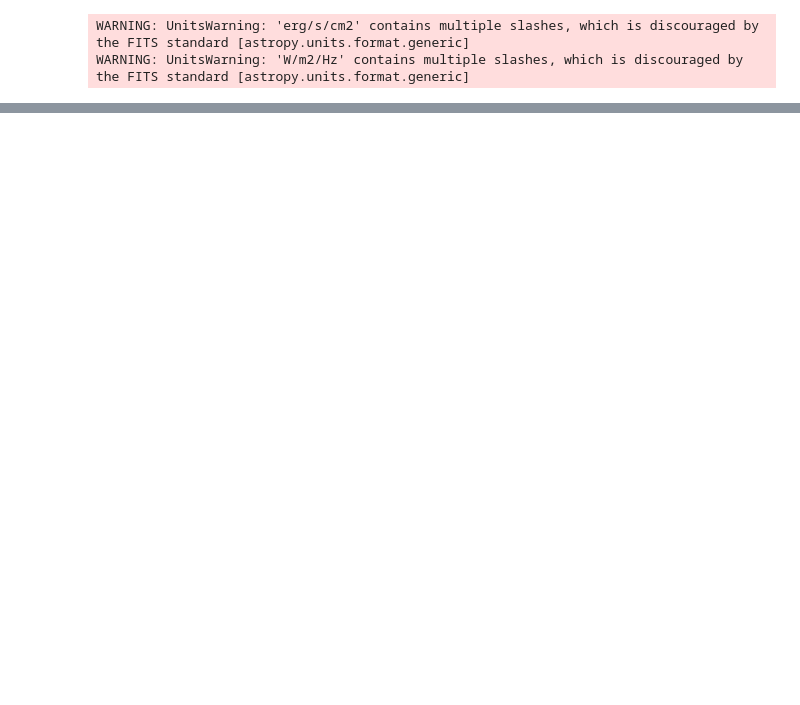
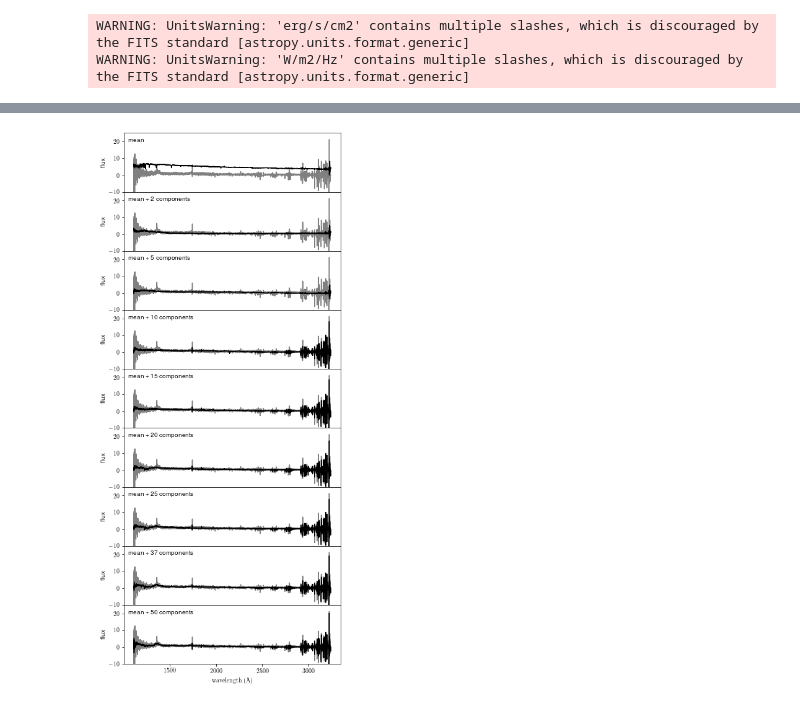
Before and after one commit to ChavezUriel/ProyectoPOOE, a Jupyter notebook: PCA.ipynb, the cells around one changed output, grey strips where cells are left out. Cells and saved outputs as stored; diff of their text form; code cells hidden in the pictures; blank space fills up the shorter version.

```diff
--- a/PCA.ipynb
+++ b/PCA.ipynb
@@ -82,8 +80,7 @@ def compute_PCA(spectra,n_components=5):
 
 
 # Plot the sequence of reconstructions
-def plotrecons(evecs,spec,spec_mean,wavelengths,evals):
-    evals_cs = evals.cumsum()
+def plotrecons(evecs,spec,spec_mean,wavelengths):
     coeff = np.dot(evecs, spec - spec_mean)
     n_components = len(evecs)
     iters = (np.array([0, 0.05, 0.1, 0.2, 0.3, 0.4, 0.5, 0.75, 1])*n_components).astype(int)
@@ -106,10 +103,8 @@ def plotrecons(evecs,spec,spec_mean,wavelengths,evals):
             text = "mean"
         elif n == 1:
             text = "mean + 1 component\n"
-            text += r"$(\sigma^2_{tot} = %.3f)$" % evals_cs[n - 1]
         else:
             text = "mean + %i components\n" % n
-            text += r"$(\sigma^2_{tot} = %.2f)$" % evals_cs[n - 1]
 
         ax.text(0.02, 0.93, text, ha='left', va='top', transform=ax.transAxes)
 
@@ -337,6 +370,7 @@ decompositions = compute_PCA(spectramenos,n_components)
 # %%
-#Se calculan los coeficientes para un espectro en específico
-#spec = spectramenos[8]
+# Hacemos la recostruccion de un espectro
+spec = spectramenos[8]
 evecs = decompositions[1:]
-#evals = np.zeros(len(evecs))
-#plotrecons(evecs,spec,spectra.mean(0),lrf[8],evals)
+plotrecons(evecs,spec,spectra.mean(0),lrf[8])
+# %% [output]
+[figure, added]
```
Also changed, not shown: parts of 19 cells of this notebook, 7 other files.
